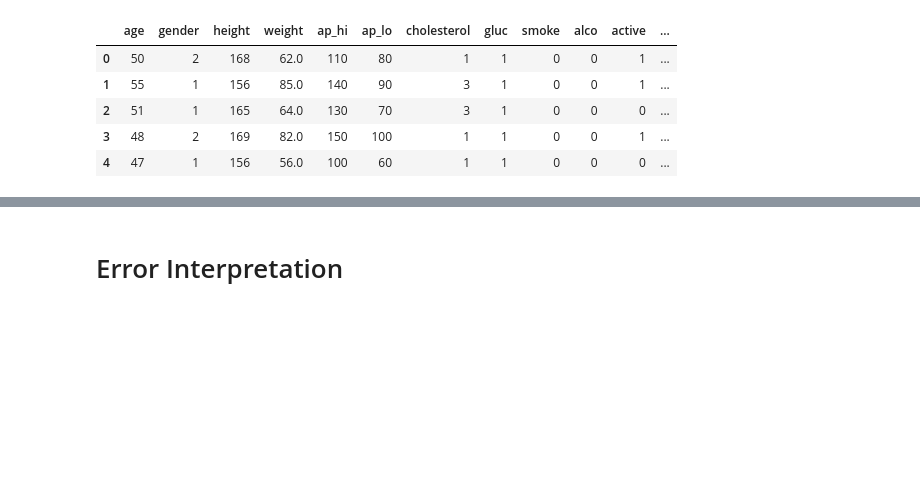
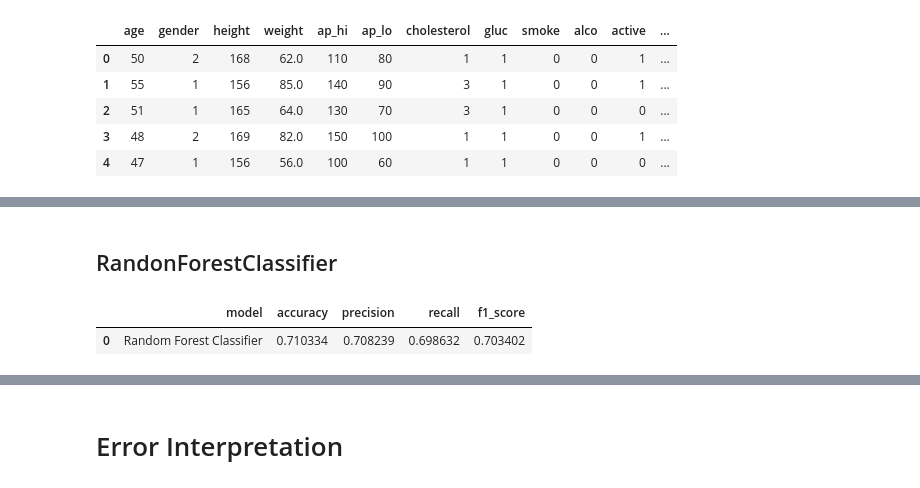
Before and after one commit to felipedmnq/Cardiac-disease-prediction, a Jupyter notebook: Notebooks/Cardiovascular_disease_prediction.ipynb, the cells around one changed output, grey strips where cells are left out. Cells and saved outputs as stored; diff of their text form; code cells hidden in the pictures; blank space fills up the shorter version.

```diff
--- a/Notebooks/Cardiovascular_disease_prediction.ipynb
+++ b/Notebooks/Cardiovascular_disease_prediction.ipynb
@@ -455,0 +513,23 @@ x.head()
+# %% [markdown]
+## RandonForestClassifier
+# %%
+RF_model = RandomForestClassifier(n_estimators = 1500, n_jobs = -1, random_state = SEED)
+
+RF_model.fit(x_train, y_train)
+y_hat_RF = RF_model.predict(x_test)
+
+# Evaluation Metrics
+RF_cross_val__avg_acc = cross_val_score(RF_model, x_train, y_train, cv = 5).mean()
+RF_precision = precision_score(y_test, y_hat_RF)
+RF_recall = recall_score(y_test, y_hat_RF)
+RF_f1_score = f1_score(y_test, y_hat_RF)
+
+RF_metrics = pd.DataFrame({'model':['Random Forest Classifier'],
+                           'accuracy':[RF_cross_val__avg_acc],
+                           'precision':[RF_precision],
+                           'recall':[RF_recall],
+                           'f1_score':[RF_f1_score]})
+RF_metrics
+# %% [output]
+|  | model | accuracy | precision | recall | f1_score |
+| 0 | Random Forest Classifier | 0.710334 | 0.708239 | 0.698632 | 0.703402 |
```
Also changed, not shown: parts of 30 cells of this notebook.
